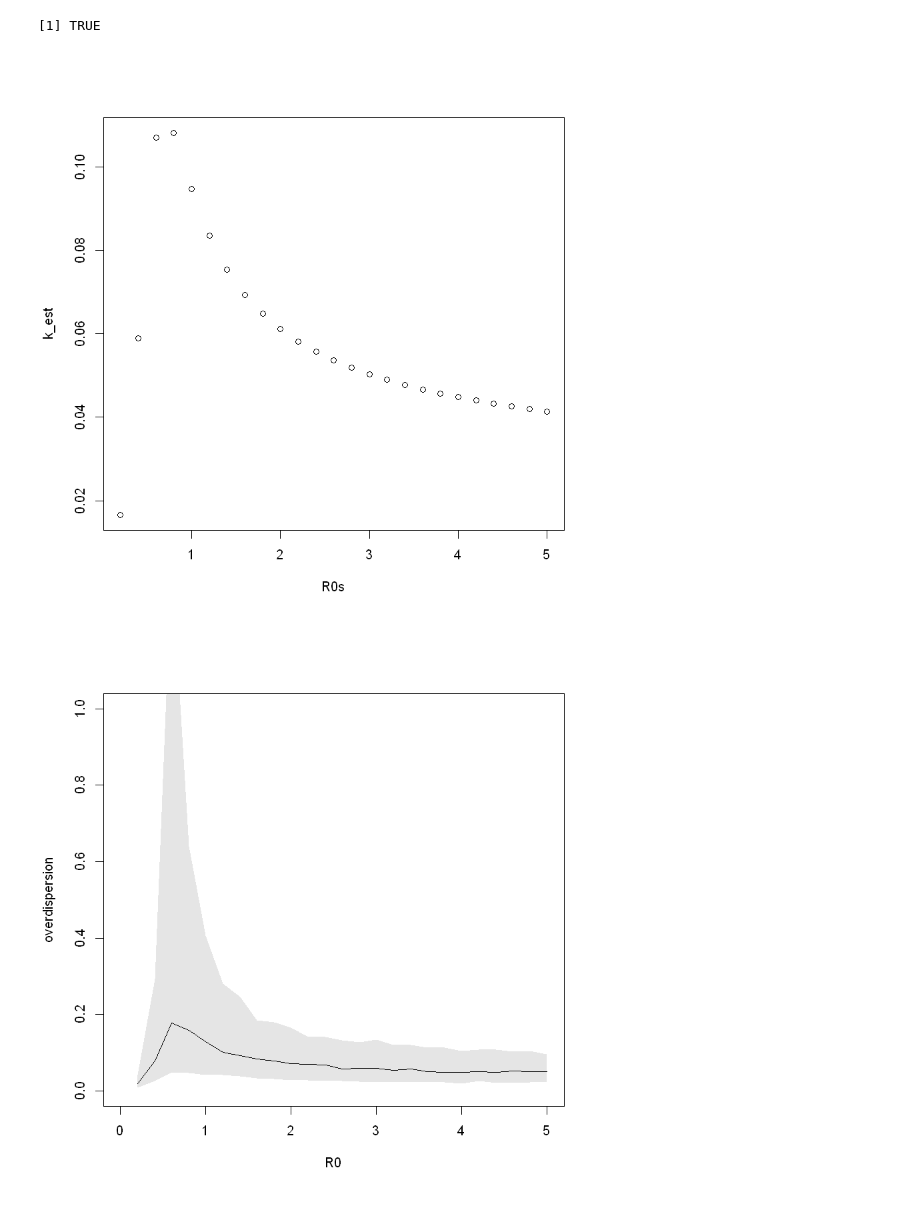
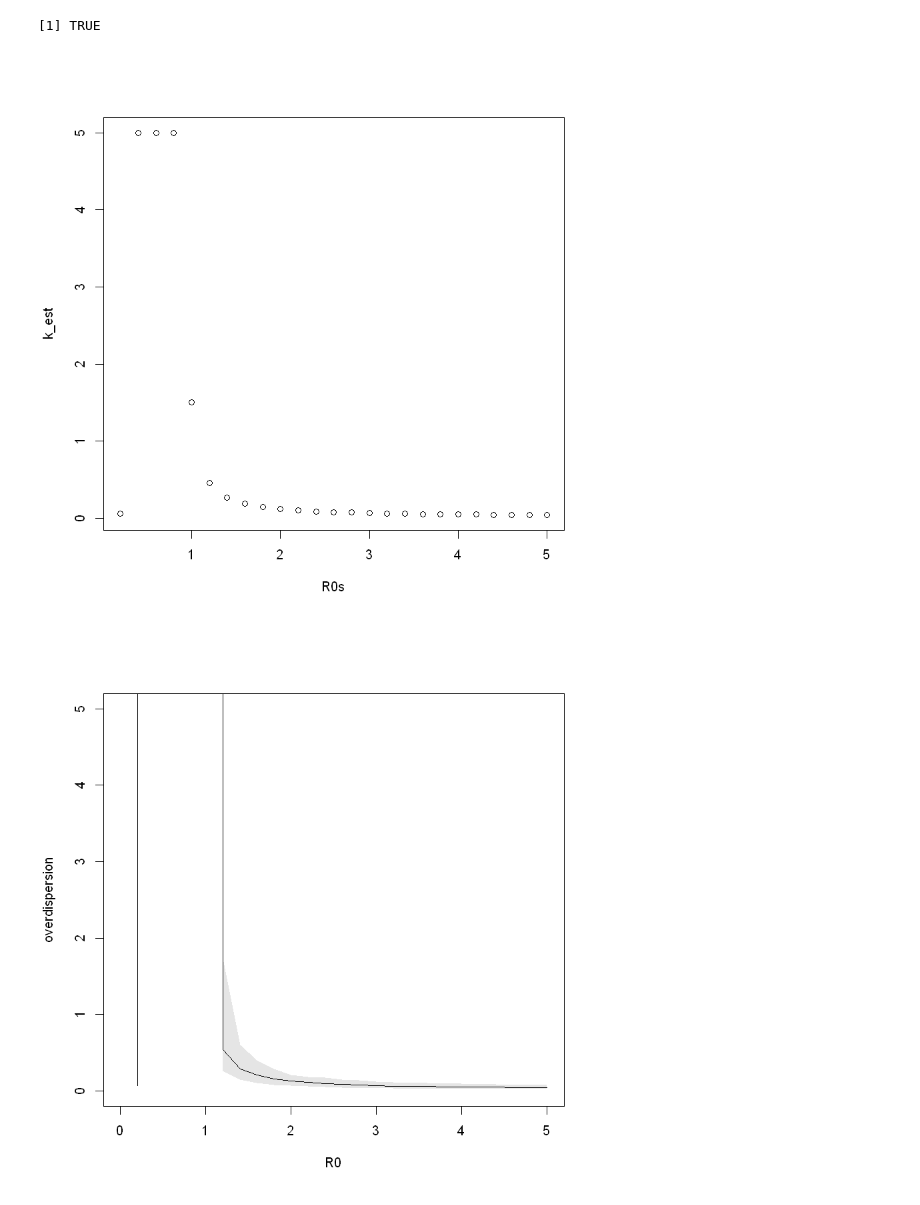
Before and after one commit to akira-endo/2019nCoV, a Jupyter notebook: src/nCoV_clustersize.ipynb, the cells around one changed output. Cells and saved outputs as stored; diff of their text form; code cells hidden in the pictures.

Commit message:
modified likelihood for ongoing clusters

```diff
--- a/src/nCoV_clustersize.ipynb
+++ b/src/nCoV_clustersize.ipynb
@@ -87,8 +91,10 @@ A data.frame: 6 × 12
 isextinct=WHO_data$latestdate<currdate-buffer
 icases=WHO_data$Imported
 lcases=WHO_data$Local
+ocases=WHO_data$ongoingbranches
 # %%
 # cluster size inference
+# for extinct clusters
 llextinct<-function(icases,lcases,R0,k){
     if(length(icases)==0)return(0)
     tcases=lcases+icases
@@ -96,7 +102,8 @@ llextinct<-function(icases,lcases,R0,k){
     sum(lls,na.rm=T)
 }
 
-llongoing<-function(icases,lcases,R0,k){
+# only use the number as the lower bound of cluster size for ongoing countries
+lltruncate<-function(icases,lcases,R0,k){
     if(length(icases)==0) return(0)
     ll=0
     for(i in 1:length(icases)){
@@ -110,14 +117,32 @@ llongoing<-function(icases,lcases,R0,k){
     return(ll)
 }
 
-lltotal<-function(nbparm,icases,lcases,isextinct){
+# use the info of cases before the buffer period
+llongoing<-function(icases,lcases,ocases,R0,k){
+    if(length(icases)==0)return(0)
+    tcases=lcases+icases
+    lls=log(k*icases)-log((k+1)*tcases-icases)+lchoose((k+1)*tcases-icases,tcases-icases)+(tcases-icases)*log(R0/k)-((k+1)*tcases-icases)*log(1+R0/k)
+    #adjust for ongoing branches
+    lls=lls-dnbinom(0,k,mu=R0,log=T)*ocases-lchoose(tcases,ocases)
+    sum(lls,na.rm=T)
+}
+
+lltotal<-function(nbparm,icases,lcases,ocases,isextinct){
     nbparm=exp(nbparm)
     R0=nbparm[1];k=nbparm[2]
-    llextinct(icases[isextinct],lcases[isextinct],R0,k)+llongoing(icases[!isextinct],lcases[!isextinct],R0,k)
+    llextinct(icases[isextinct],lcases[isextinct],R0,k)+llongoing(icases[!isextinct],lcases[!isextinct],ocases[!isextinct],R0,k)
 }
-lltotal_R0<-function(k,icases,lcases,isextinct,R0){
-    llextinct(icases[isextinct],lcases[isextinct],R0,k)+llongoing(icases[!isextinct],lcases[!isextinct],R0,k)
+lltotal_R0<-function(k,icases,lcases,ocases,isextinct,R0){
+    llextinct(icases[isextinct],lcases[isextinct],R0,k)+llongoing(icases[!isextinct],lcases[!isextinct],ocases[!isextinct],R0,k)
 }
+lltotal2<-function(nbparm,icases,lcases,isextinct){
+    nbparm=exp(nbparm)
+    R0=nbparm[1];k=nbparm[2]
+    llextinct(icases[isextinct],lcases[isextinct],R0,k)+lltruncate(icases[!isextinct],lcases[!isextinct],R0,k)
+}
+lltotal2_R0<-function(k,icases,lcases,isextinct,R0){
+    llextinct(icases[isextinct],lcases[isextinct],R0,k)+lltruncate(icases[!isextinct],lcases[!isextinct],R0,k)
+}
 # %%
 # Test block
 R0=runif(100,0,5);k=runif(100,0,5)
@@ -133,9 +158,8 @@ all.equal(exp(lls),numeric(length(R0)))
 # %%
 # Optimise
 #opt=optim(fn=lltotal,par=c(1,1),method="L-BFGS",lower=c(1e-2,1e-2),upper=c(10,10),icases=icases,lcases=lcases,isextinct=isextinct,control=list(fnscale=-1))
-#
 estimatek<-function(R0){
-    opt=optim(fn=lltotal_R0,par=1,method="Brent",lower=0,upper=5,icases=icases,lcases=lcases,isextinct=isextinct,R0=R0,control=list(fnscale=-1,trace=1))
+    opt=optim(fn=lltotal_R0,par=1,method="Brent",lower=0,upper=5,icases=icases,lcases=lcases,ocases=ocases,isextinct=isextinct,R0=R0,control=list(fnscale=-1,trace=1))
     opt$par
 }
 
@@ -143,14 +167,14 @@ R0s=1:25/5
 k_est=sapply(R0s,estimatek)
 plot(x=R0s,y=k_est)
 # %% [output]
-[figure, old version]
+[figure, new version]
 # %%
 # MCMC
 library(LaplacesDemon)
-Data=Data=list(N=13,mon.names=c("nlogl","R0"),parm.names="overdispersion k",R0=1,icases=icases,lcases=lcases,isextinct=isextinct)
+Data=Data=list(N=13,mon.names=c("nlogl","R0"),parm.names="overdispersion k",R0=1,icases=icases,lcases=lcases,ocases=ocases,isextinct=isextinct)
 Model=function(parm,Data){
     k=interval(parm,0)
-    ll=lltotal_R0(k,Data$icases,Data$lcases,Data$isextinct,Data$R0)
+    ll=lltotal_R0(k,Data$icases,Data$lcases,Data$ocases,Data$isextinct,Data$R0)
     return(list(LP=ll,Dev=-2*ll,Monitor=c(ll,Data$R0),yhat=NULL,parm=k))
 }
 #fit<-LaplacesDemon(Model=Model,Data=Data,Initial.Values=1,Covar=NULL,Iterations=10000,Status=1000,Thinning=10,Algorithm='HARM',Specs=NULL)
@@ -159,14 +183,14 @@ R0s=1:25/5
 niter=10000
 k_est=sapply(R0s,function(R0){
     Data$R0=R0
-    fit=LaplacesDemon(Model=Model,Data=Data,Initial.Values=1,Covar=NULL,Iterations=niter,Status=niter,Thinning=10,Algorithm='HARM',Specs=NULL)
+    fit=LaplacesDemon(Model=Model,Data=Data,Initial.Values=1,Covar=NULL,Iterations=niter,Status=niter,Thinning=10,Algorithm='HARM',Specs=list(alpha.star=0.23,B=NULL))
     fit$Posterior1[(niter%/%20):(niter%/%10)]
 })
 # %%
 # Plot
 med=apply(k_est,2,median)
 cri=apply(k_est,2,function(x){quantile(x,c(0.025,0.975))})
-plot(x=R0s,y=med,xlim=c(0,5),ylim=c(0,1),type="l",xlab="R0",ylab="overdispersion")
+plot(x=R0s,y=med,xlim=c(0,5),ylim=c(0,5),type="l",xlab="R0",ylab="overdispersion")
 polygon(x=c(R0s,rev(R0s)),y=c(cri[1,],rev(cri[2,])),lty=0,col=rgb(0,0,0,0.1))
 # %% [output]
-[figure, old version]
+[figure, new version]
```
Also changed, not shown: parts of 4 cells of this notebook, 1 other file.
